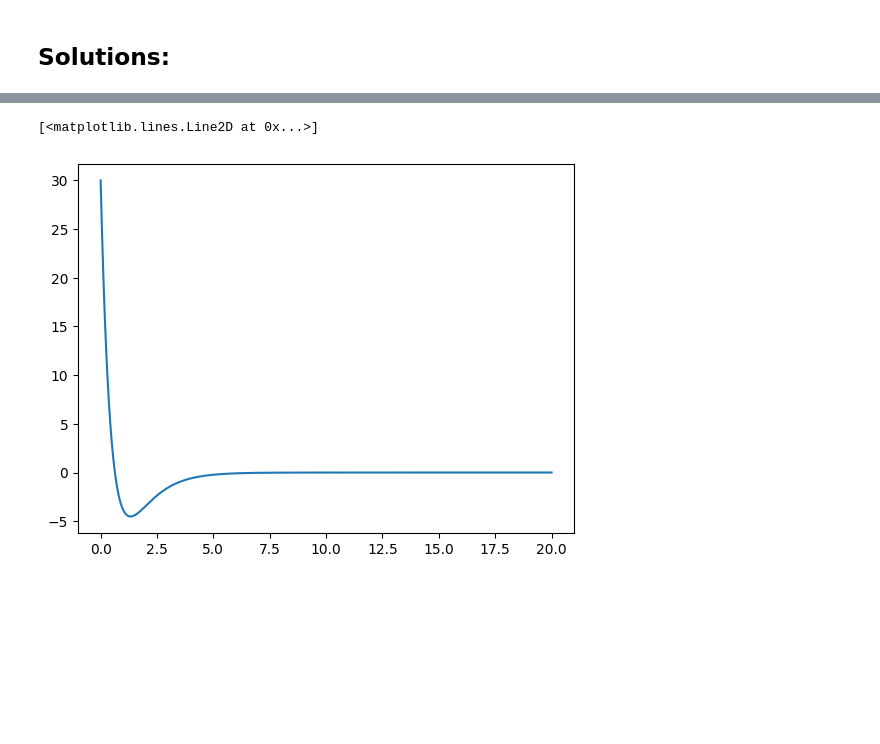
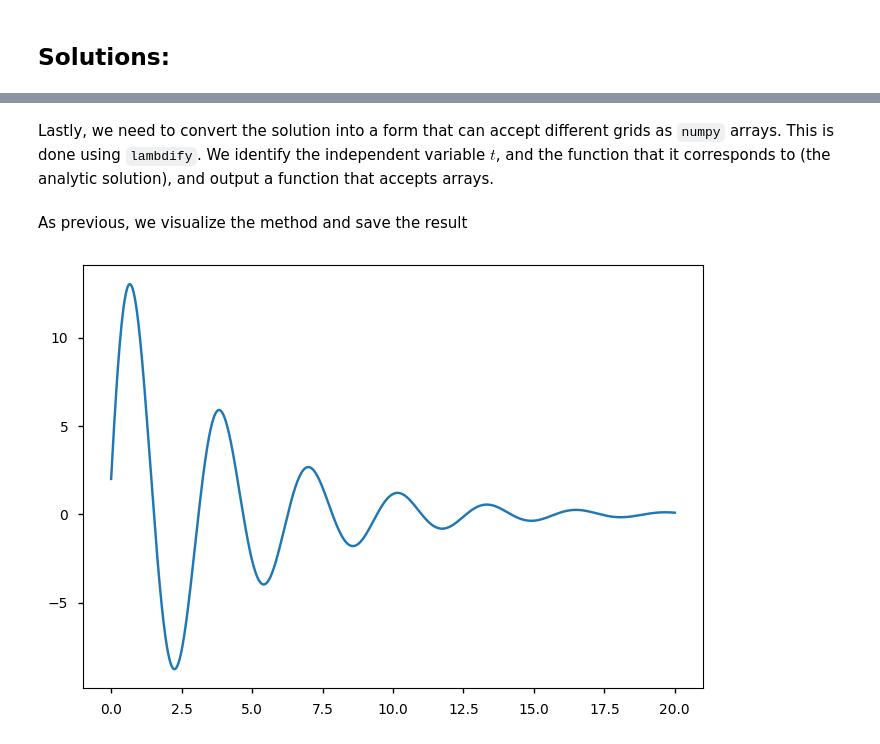
Before and after one commit to trevorolsson/Comp.-Phys.-Projects, a Jupyter notebook: Project 4/project4.ipynb, the cells around one changed output, grey strips where cells are left out. Saved outputs shown, nothing was run; the diff lists cells and outputs as text; code cells hidden in the pictures; blank space fills up the shorter version.

```diff
--- a/Project 4/project4.ipynb
+++ b/Project 4/project4.ipynb
@@ -42,9 +250,13 @@ solution = sym.diff(solution, t)
+# %% [markdown]
+Lastly, we need to convert the solution into a form that can accept different grids as <code>numpy</code> arrays. This is done using <code>lambdify</code>. We identify the independent variable $t$, and the function that it corresponds to (the analytic solution), and output a function that accepts arrays.
 # %%
-t_array = np.linspace(0,20,1000)
-solution_numpy = sym.lambdify((t, m, k, c), solution)
-y = solution_numpy(t_array,1,2,3)
-
-plt.plot(t_array, y)
+t_array = np.linspace(0,20,1000) # Define the grid
+solution_numpy = sym.lambdify((t), solution) # Convert the expression
+sympy = solution_numpy(t_array) # Run the expression with the grid
-# %% [output]
-[<matplotlib.lines.Line2D at 0x...>]
-[figure, removed]
+# %% [markdown]
+As previous, we visualize the method and save the result
+# %%
+plt.plot(t_array, sympy) # Visualize the result
+methods.append(sympy) # Add to the list of successful methods
+# %% [output]
+[figure, added]
```
Also changed, not shown: parts of 33 cells of this notebook.
